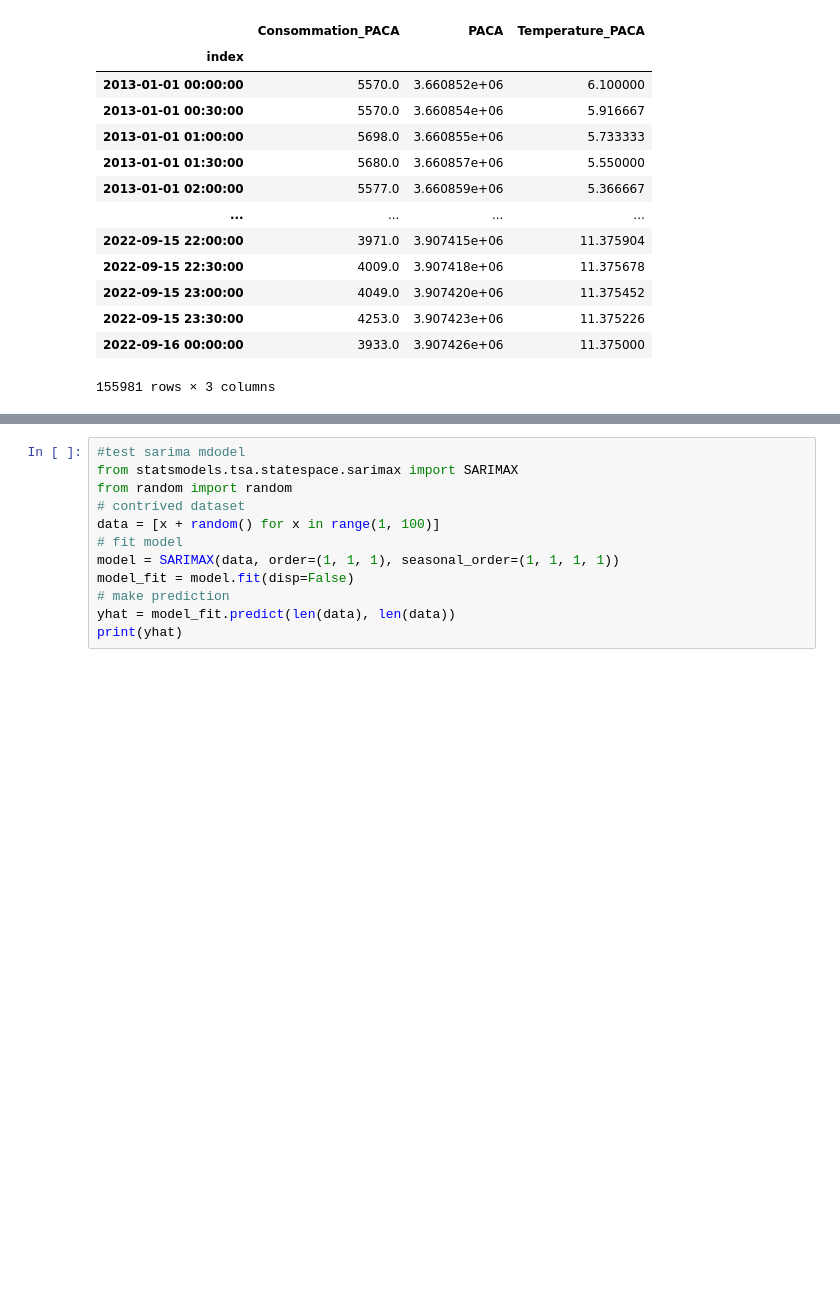
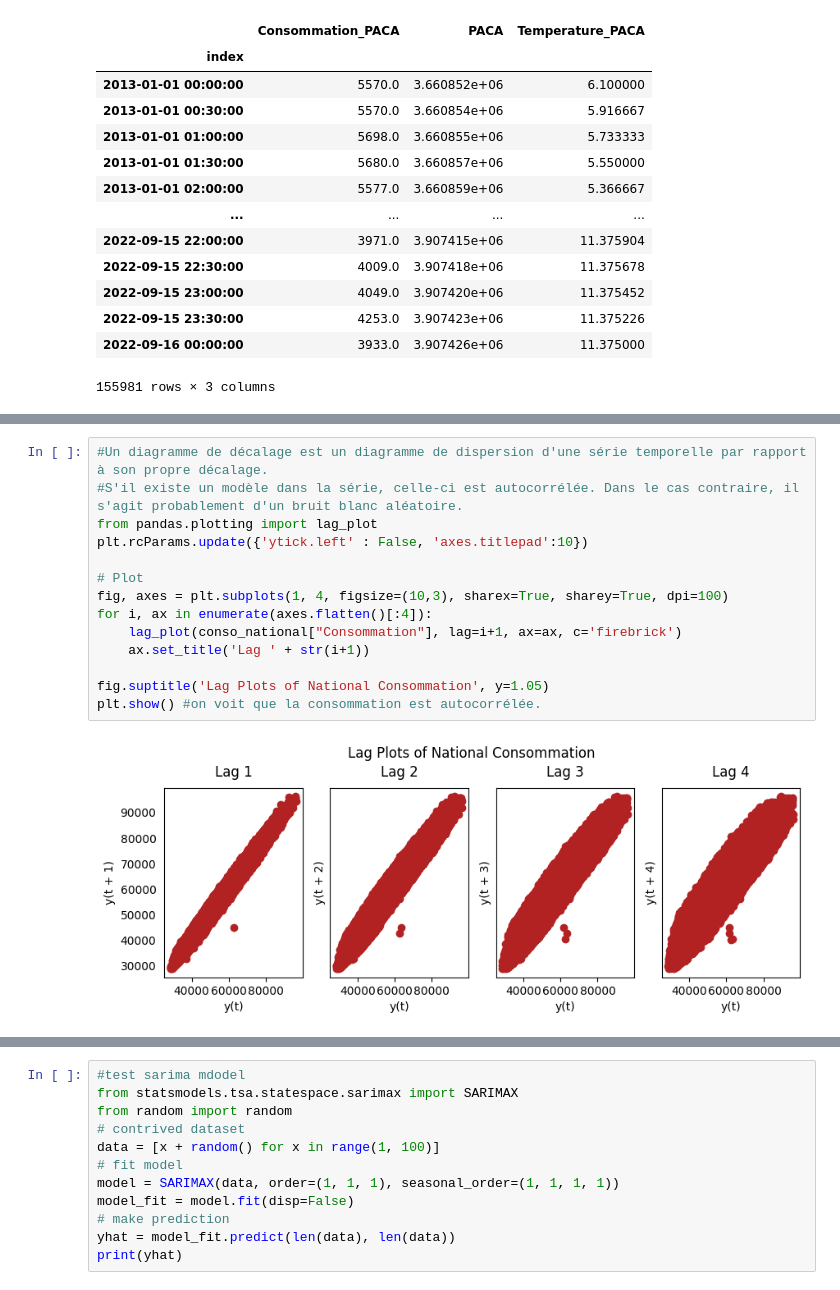
Before and after one commit to FeckNeck/temporal-data-analysis, a Jupyter notebook: index.ipynb, the cells around one changed output, grey strips where cells are left out. Cells and saved outputs as stored; diff of their text form; blank space fills up the shorter version.

```diff
--- a/index.ipynb
+++ b/index.ipynb
@@ -671,2 +678,18 @@ plt.show()
+# %%
+#Un diagramme de décalage est un diagramme de dispersion d'une série temporelle par rapport à son propre décalage.
+#S'il existe un modèle dans la série, celle-ci est autocorrélée. Dans le cas contraire, il s'agit probablement d'un bruit blanc aléatoire.
+from pandas.plotting import lag_plot
+plt.rcParams.update({'ytick.left' : False, 'axes.titlepad':10})
+
+# Plot
+fig, axes = plt.subplots(1, 4, figsize=(10,3), sharex=True, sharey=True, dpi=100)
+for i, ax in enumerate(axes.flatten()[:4]):
+    lag_plot(conso_national["Consommation"], lag=i+1, ax=ax, c='firebrick')
+    ax.set_title('Lag ' + str(i+1))
+
+fig.suptitle('Lag Plots of National Consommation', y=1.05)
+plt.show() #on voit que la consommation est autocorrélée.
+# %% [output]
+[figure, added]
 # %%
 #transform model in time series
```
Also changed, not shown: parts of 19 cells of this notebook.
